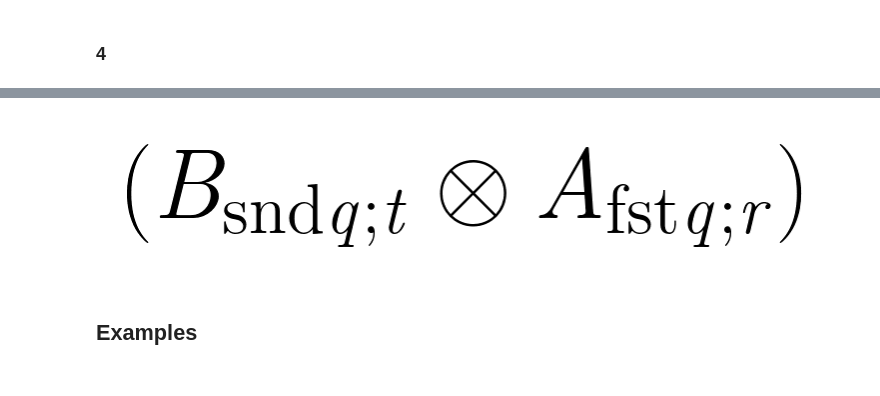
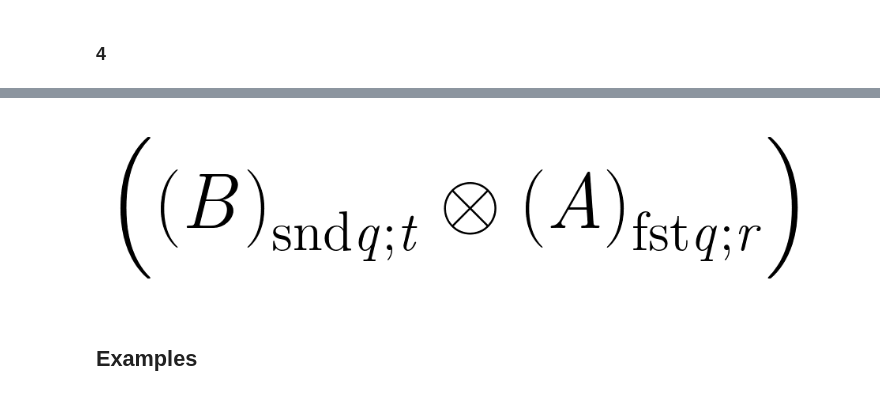
Before and after one commit to LucianoXu/28-Dirac3, a Jupyter notebook: demo.ipynb, the cells around one changed output, grey strips where cells are left out. Drawn from its saved outputs; the diff is of its cells as text; code cells hidden in the pictures.

```diff
--- a/demo.ipynb
+++ b/demo.ipynb
@@ -117,8 +117,8 @@ trs.normalize(a).render_tex()
 # %%
-c = parse(''' (B[SNDR(q); t]) TSRL (A[FSTR(q); r]) ''')
+c = parse(''' (B[SNDR(q); t]) TSROL (A[FSTR(q); r]) ''')
 c.render_tex()
 # %% [output]
-[figure, old version]
+[figure, new version]
 # %%
 assert trs.normalize(a) == c
 # %% [markdown]
```
Also changed, not shown: parts of 18 cells of this notebook, 20 other files.
